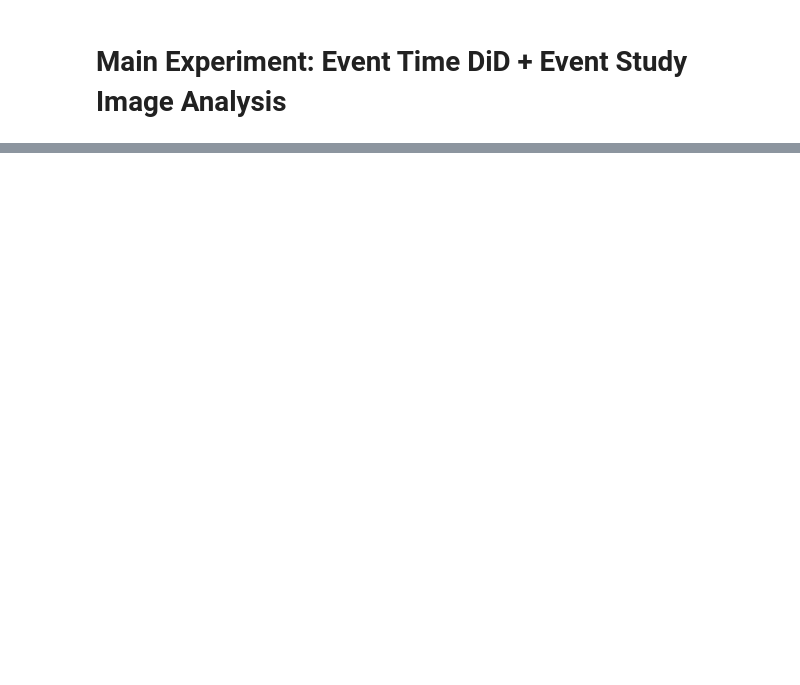
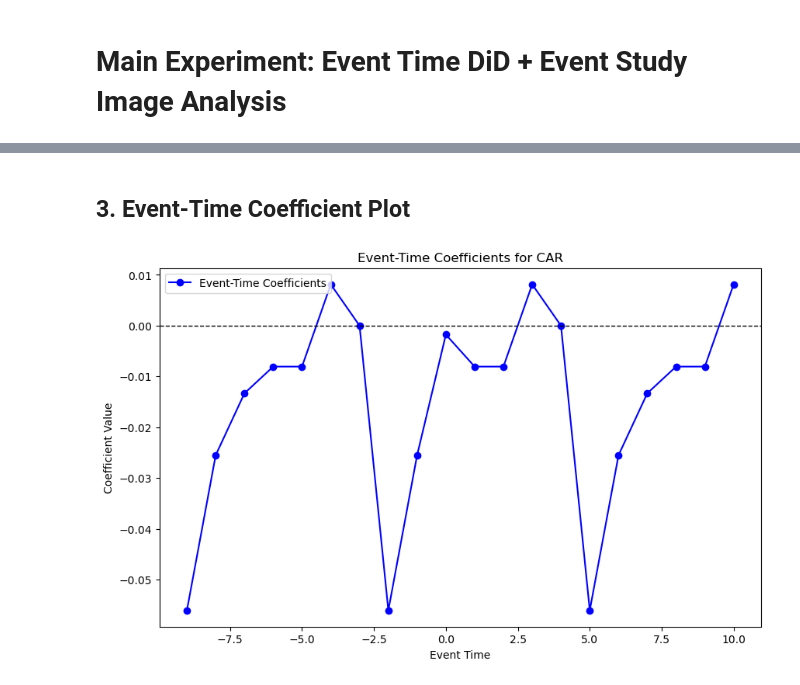
Before and after one commit to CynthiaShiyue/IDS701_Causal_Report_Project, a Jupyter notebook: EventTimeDiD.ipynb, the cells around one changed output, grey strips where cells are left out. Saved outputs shown, nothing was run; the diff lists cells and outputs as text; code cells hidden in the pictures; blank space fills up the shorter version.

```diff
--- a/EventTimeDiD.ipynb
+++ b/EventTimeDiD.ipynb
@@ -56,0 +95,11 @@ plt.show()
+# %%
+import statsmodels.formula.api as smf
+
+# Define the formula for the regression model
+formula = 'CAR ~ C(event_time) + Treatment + C(ticker)'
+
+# Run the regression with robust standard errors (HC1)
+model = smf.ols(formula, data=data).fit(cov_type='HC1')
+
+# Display the results
+print(model.summary())
@@ -56,0 +124,26 @@ plt.show()
+# %% [markdown]
+## 3. Event-Time Coefficient Plot
+# %%
+# Extract coefficients for event_time
+event_time_coefficients = model.params.filter(like="C(event_time)[T.")
+
+# Extract the event time labels (e.g., '-10', '-9', ..., '10')
+event_times = [int(float(t.split('T.')[-1][:-1])) for t in event_time_coefficients.index]
+
+# Plot the coefficients
+plt.figure(figsize=(10, 6))
+plt.plot(event_times, event_time_coefficients, label='Event-Time Coefficients', color='b', marker='o')
+
+# Add horizontal line at 0 for reference
+plt.axhline(0, color='black', linestyle='--', linewidth=1)
+
+# Set plot labels and title
+plt.title('Event-Time Coefficients for CAR')
+plt.xlabel('Event Time')
+plt.ylabel('Coefficient Value')
+
+# Display the plot
+plt.legend(loc='upper left')
+plt.show()
+# %% [output]
+[figure, added]
```
Also changed, not shown: parts of 7 cells of this notebook, 6 other files.
